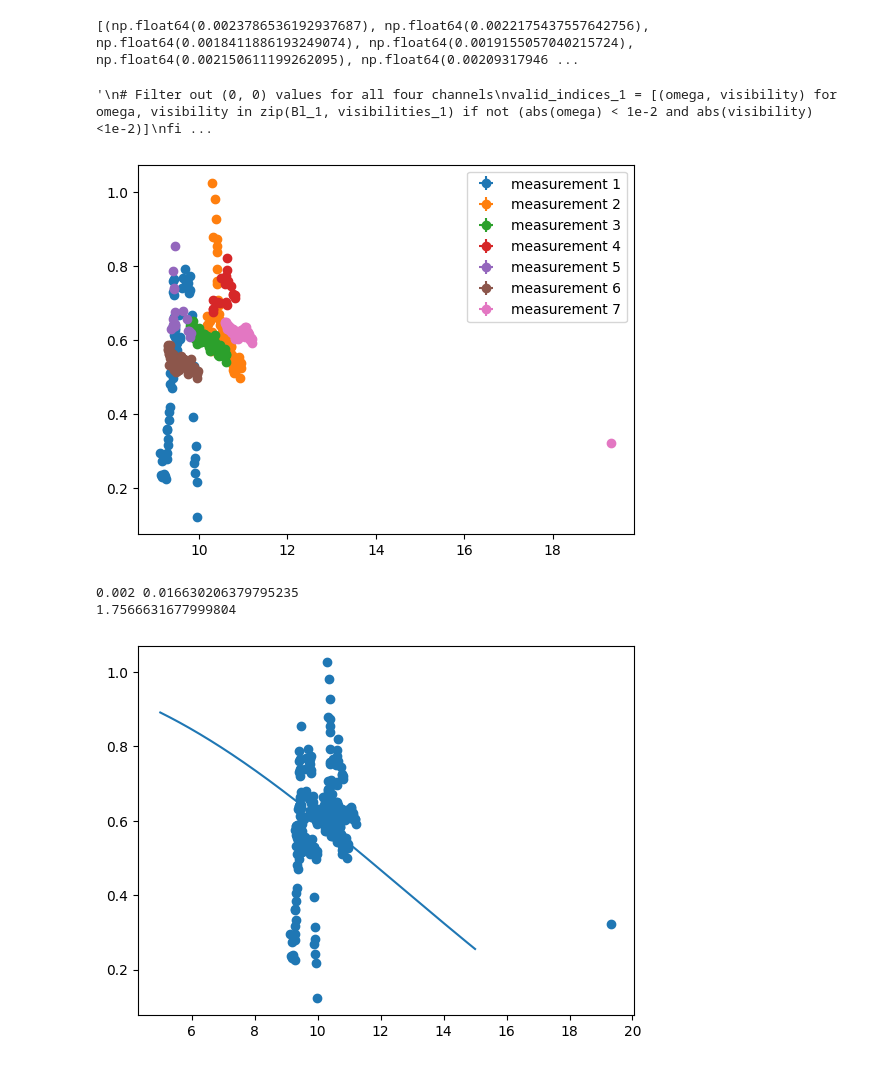
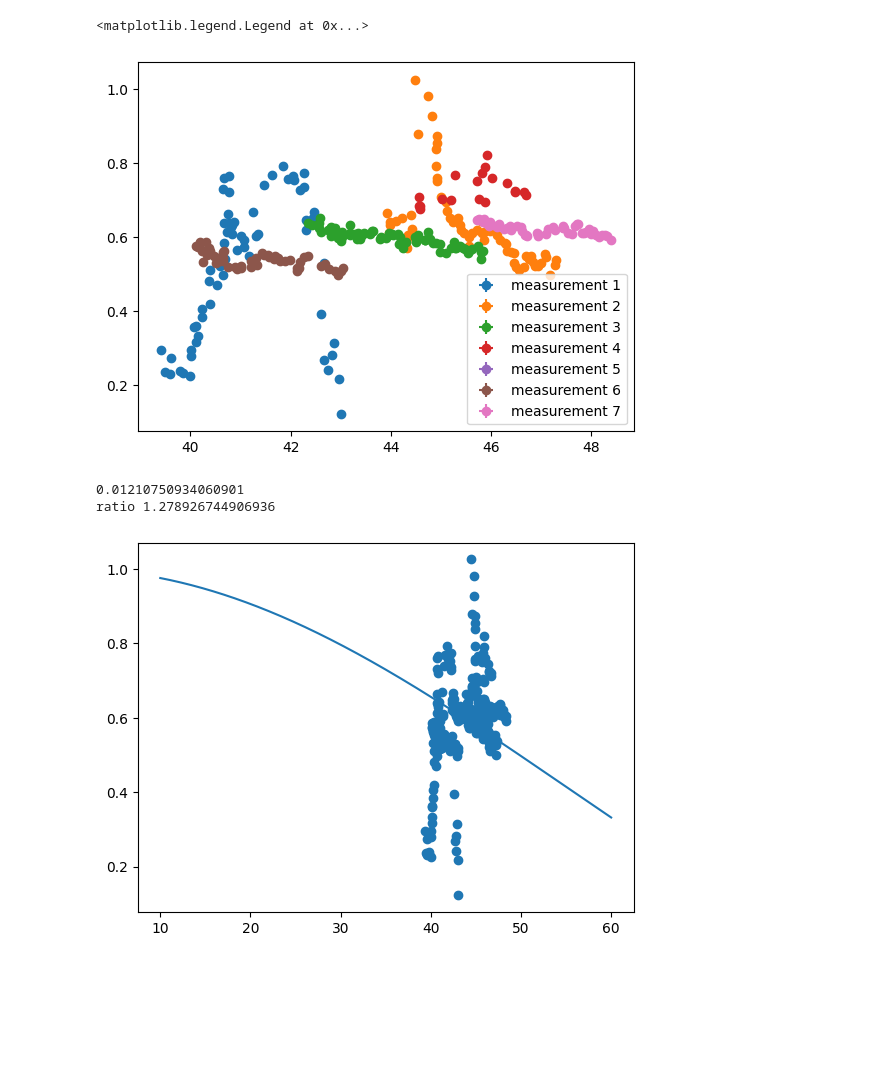
Before and after one commit to muellvin/radio-interferometry, a Jupyter notebook: data_analysis_fit.ipynb, the cells around one changed output. Cells and saved outputs as stored; diff of their text form; code cells hidden in the pictures; blank space fills up the shorter version.

```diff
--- a/data_analysis_fit.ipynb
+++ b/data_analysis_fit.ipynb
@@ -77,9 +81,10 @@ def theoretical_fit(x, S, V, omega, delta):
 def get_V_Bl_fromOneChannel(time, data, freq=0, measurement=0,guess=[1, 0.035, 0.0043, 5.6], printbool=False):
     try:
         if printbool:
-            print(f"Channel {freq}")
+            print(f"Measurement {measurement}, Channel {freq}")
+
         # Apply smoothing
-        #data = moving_average_smooth(data, window_size=10)
+        data = savgol_smooth(data, window_length=500, poly_order=3)
 
         # Fit the Gaussian function (using example Gaussian-like data)
         lower_bounds=[-np.inf,-np.inf,-np.inf,-0.0005, -np.inf]
@@ -102,6 +107,9 @@ def get_V_Bl_fromOneChannel(time, data, freq=0, measurement=0,guess=[1, 0.035, 0
             plt.xlabel("Time")
             plt.ylabel("Data")
             plt.legend()
+
+            plt.tight_layout()
+            plt.show()
 
 
 
@@ -145,17 +153,20 @@ def get_V_Bl_fromOneChannel(time, data, freq=0, measurement=0,guess=[1, 0.035, 0
             plt.tight_layout()
             plt.show()
 
+        #declination of the sun January 10th
+        dec = np.cos(2*np.pi/360 *22.1)
 
         std = np.sum(np.sqrt(np.diag(pcov)))
         V_err = np.sqrt(np.diag(pcov))[1]
         omega_err = np.sqrt(np.diag(pcov))[2]
-        Bl_err = omega_err /(2*np.pi)**2 * 24*60*60
+        Bl_err = omega_err /(2*np.pi)**2 * 24*60*60*4/dec
 
-        #old: 0.05
+
+        #old: 0.02
         if (std < 0.02):
             print(f"accepted measurement {measurement}, channel {freq}")
 
-            return abs(V), abs(omega/(2*np.pi)**2 * 24*60*60), V_err, Bl_err
+            return abs(V), abs(omega/(2*np.pi)**2 * 24*60*60*4/dec), V_err, Bl_err
 
         else:
             print(f"not accepted measurement {measurement}, channel {freq}")
@@ -164,7 +175,7 @@ def get_V_Bl_fromOneChannel(time, data, freq=0, measurement=0,guess=[1, 0.035, 0
 
     except Exception as e:
         # Log the exception for debugging purposes if needed
-        print(f"Fit failed at measurement {measurement}, channel {freq}: {e}")
+        print(f"Exception at measurement {measurement}, channel {freq}: {e}")
         return 0,0,0,0
 # %%
 
@@ -190,14 +201,14 @@ guesses = [[1, 0.035, 0.0043, 5.6],
            [1, 0.035, 0.0043, 5.6],
            [1, 0.035, 0.0055, 5.6]]
 
-time_1, freq_1, data_1 = get_measurement(file_dir_1)
-time_2, freq_2, data_2 = get_measurement(file_dir_2)
-time_3, freq_3, data_3 = get_measurement(file_dir_3)
-time_4, freq_4, data_4 = get_measurement(file_dir_4)
+# Load measurements
+measurements = [get_measurement(file_dir) for file_dir in file_dirs]
+# Each element of measurements is (time, freq, data)
 
-test = 0
-test_freq = 50
-(time, freq, data) = measurements[test]
+
+#test = 0
+#test_freq = 50
+#(time, freq, data) = measurements[test]
 #v, b, verr, berr = get_V_Bl_fromOneChannel(time, data[test_freq], test_freq, test, guesses[test], printbool=True)
 
 
@@ -213,14 +224,6 @@ for file_index, (time, freq, data) in enumerate(measurements):
         visibilities[i], Bl[i], visibilities_err[i], Bl_err[i] = get_V_Bl_fromOneChannel(time, data[i], freq, file_index+1, guesses[file_index], printbool=False)
 
     results.append((visibilities, Bl, visibilities_err, Bl_err))
-
-
-for i, freq in enumerate(frequency_range):
-    #print(freq)
-    visibilities_1[i], Bl_1[i] = get_V_Bl_fromOneChannel(time_1, data_1[freq], freq)
-    visibilities_2[i], Bl_2[i] = get_V_Bl_fromOneChannel(time_2, data_2[freq], freq)
-    visibilities_3[i], Bl_3[i] = get_V_Bl_fromOneChannel(time_3, data_3[freq], freq)
-    visibilities_4[i], Bl_4[i] = get_V_Bl_fromOneChannel(time_4, data_4[freq], freq)
 # %% [output]
 accepted measurement 1, channel 10
 accepted measurement 1, channel 11
@@ -242,41 +245,40 @@ not accepted measurement 7, channel 179
 # %%
 useful_B = []
 useful_V = []
 useful_B_err = []
 useful_V_err = []
 
 for index, (visibilities, Bl, visibilities_err, Bl_err) in enumerate(results):
-    valid_indices =[(v, b, v_err, b_err) for v, b, v_err, b_err in zip(visibilities, Bl, visibilities_err, Bl_err) if not (abs(b) < 1e-2 or abs(v) <1e-2 or abs(b)>200 or abs(v) > 2 or abs(b)<5)]
+    valid_indices =[(v, b, v_err, b_err) for v, b, v_err, b_err in zip(visibilities, Bl, visibilities_err, Bl_err) if not (abs(v) <1e-2 or abs(v)>2 or abs(b)>200 > 2 or abs(b)<5)]
     vs, bs, v_errs, b_errs = zip(*valid_indices) if valid_indices else ([],[],[],[])
     useful_B.append(bs)
     useful_V.append(vs)
     useful_B_err.append(b_errs)
     useful_V_err.append(v_errs)
     plt.errorbar(bs, vs, xerr=b_errs, yerr=v_errs,fmt='o', label=f"measurement {index+1}")
 
 plt.legend()
 # %% [output]
-[(np.float64(0.0023786536192937687), np.float64(0.0022175437557642756), np.float64(0.0018411886193249074), np.float64(0.0019155057040215724), np.float64(0.002150611199262095), np.float64(0.00209317946 ...
+<matplotlib.legend.Legend at 0x...>
-'\n# Filter out (0, 0) values for all four channels\nvalid_indices_1 = [(omega, visibility) for omega, visibility in zip(Bl_1, visibilities_1) if not (abs(omega) < 1e-2 and abs(visibility) <1e-2)]\nfi ...
-[figure, old version]
+[figure, new version]
 # %%
-def sinc_func(Bl, S, alpha):
-    return abs(np.sinc(np.pi * Bl * alpha))
+def sinc_func(Bl, alpha):
+    return abs(np.sinc(Bl * alpha))
 
 useful_B_array = np.concatenate(useful_B, axis=0 )
 useful_V_array = np.concatenate(useful_V, axis=0 )
 
-lower_bounds = [0, 0.001]  # Lower bounds for S and alpha
-upper_bounds = [1, 0.02]      # Upper bounds for S and alpha
+lower_bounds = 0.001  # Lower bounds for S and alpha
+upper_bounds = 0.02      # Upper bounds for S and alpha
 
 
-fit_params, pcov = curve_fit(sinc_func, useful_B_array, useful_V_array, p0=[0.002, 0.002], bounds=(lower_bounds, upper_bounds))
-S, alpha = fit_params
+fit_params, pcov = curve_fit(sinc_func, useful_B_array, useful_V_array, p0=[0.004], bounds=(lower_bounds, upper_bounds))
+alpha, = fit_params
 
-B_fit = np.linspace(5,15, 1000)
-fitted_sinc = sinc_func(B_fit, S, alpha)
+B_fit = np.linspace(10,60, 1000)
+fitted_sinc = sinc_func(B_fit, alpha)
 
-print(S, alpha)
+print(alpha)
 plt.scatter(useful_B_array, useful_V_array)
 plt.plot(B_fit, fitted_sinc)
 
@@ -285,8 +287,8 @@ sun_radius = 696340 #km
 sun_distance = 147.11e6 #km
 
 estimated_radius = alpha*sun_distance/2
-print(estimated_radius/sun_radius)
+print(f"ratio {estimated_radius/sun_radius}")
 # %% [output]
-0.002 0.016630206379795235
-1.7566631677999804
+0.01210750934060901
+ratio 1.278926744906936
-[figure, old version]
+[figure, new version]
```
Also changed, not shown: parts of 1 cell of this notebook.
